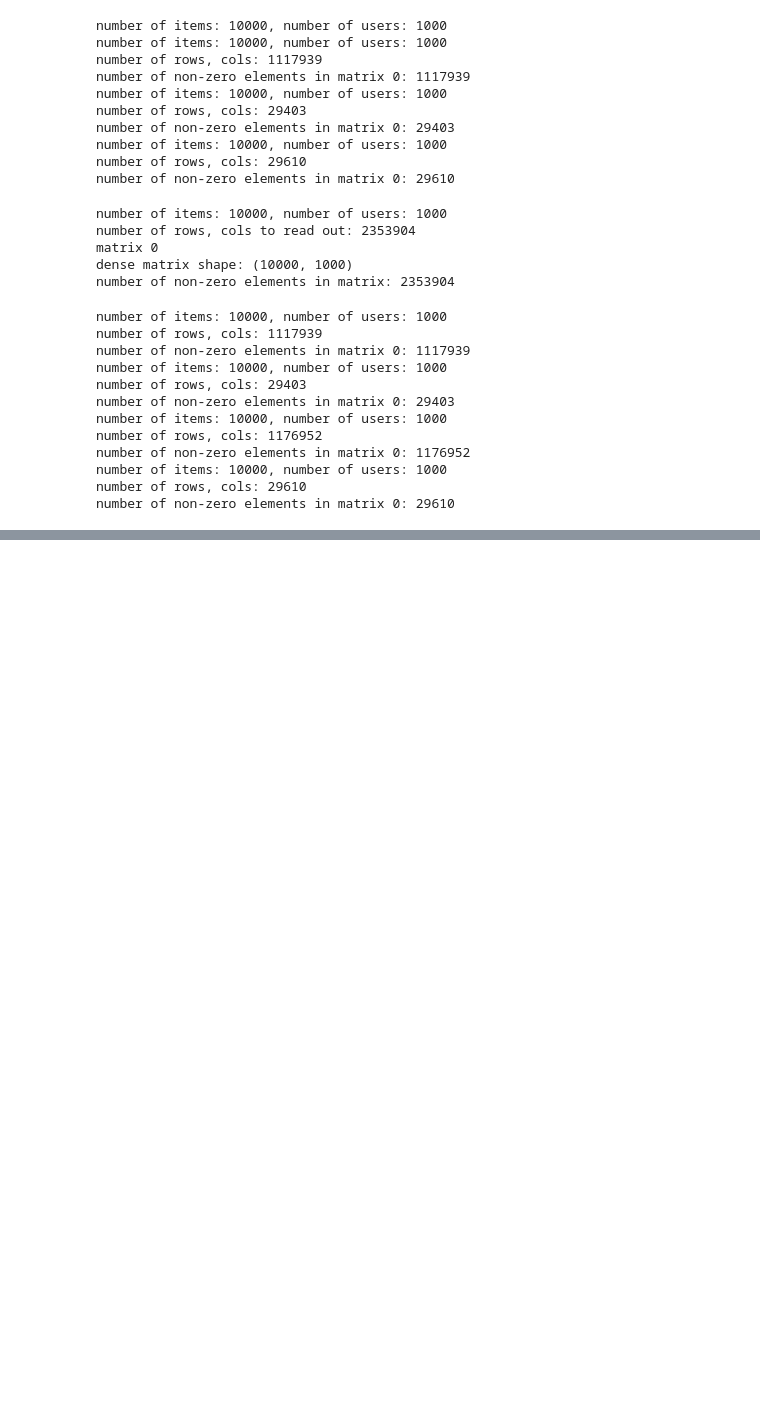
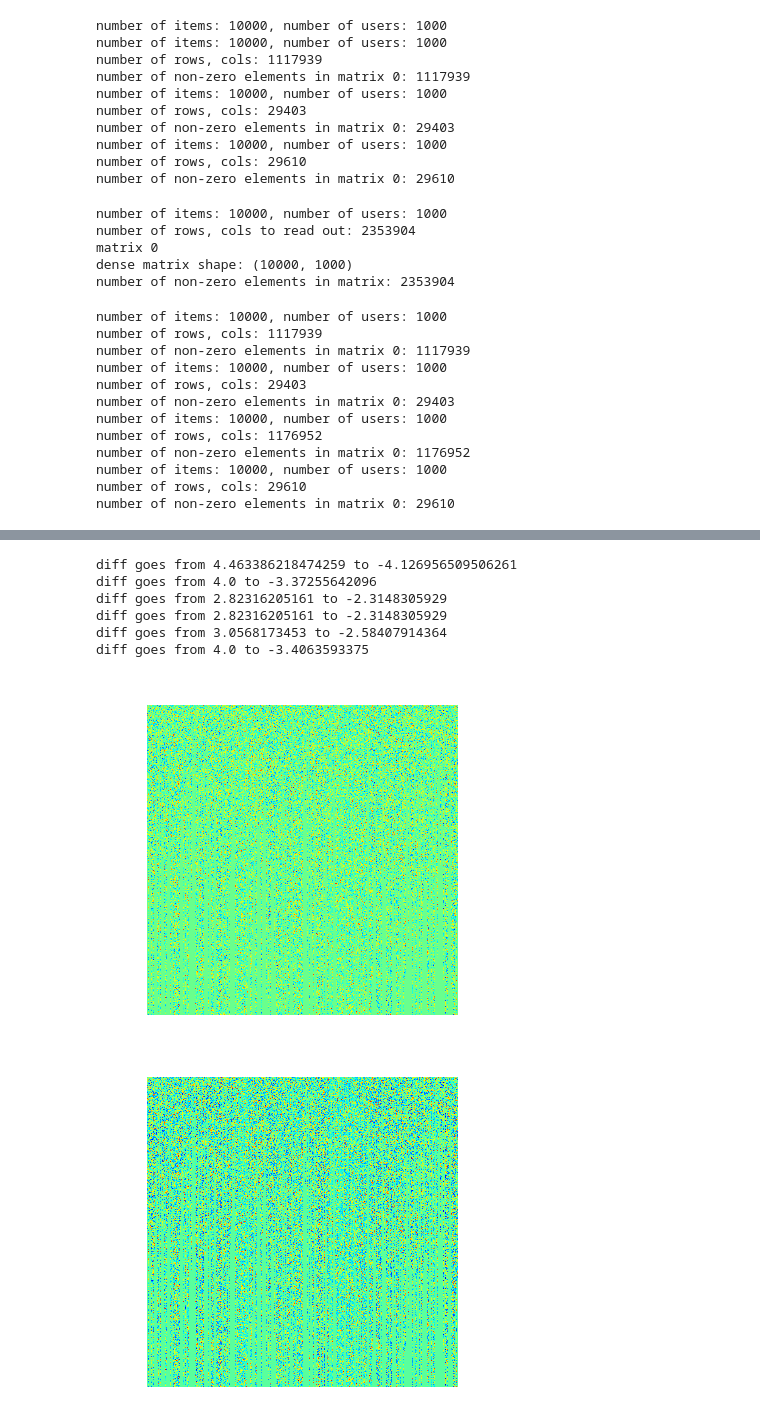
Before and after one commit to MLortki/Machine_Learning_Recommender_Systems, a Jupyter notebook: src/postprocessing.ipynb, the cells around one changed output, grey strips where cells are left out. Cells and saved outputs as stored; diff of their text form; code cells hidden in the pictures; blank space fills up the shorter version.

```diff
--- a/src/postprocessing.ipynb
+++ b/src/postprocessing.ipynb
@@ -112,5 +145,15 @@ for i,matrix_est in enumerate(train_est):
 # %%
+from data_postprocess import matrix_plot
 for i in range(1,len(dense_matrices)):
     diff_matrix = dense_matrices[i]-dense_matrices[0]
     print('diff goes from {} to {}'.format(np.max(diff_matrix),np.min(diff_matrix)))
-    matrix_plot(diff_matrix, '../results/matrix_diff{}.png'.format(i), 1000)
+    matrix_plot(diff_matrix, '../results/Blending/second/matrix_diff{}.png'.format(i), 1000)
+# %% [output]
+diff goes from 4.463386218474259 to -4.126956509506261
+diff goes from 4.0 to -3.37255642096
+diff goes from 2.82316205161 to -2.3148305929
+diff goes from 2.82316205161 to -2.3148305929
+diff goes from 3.0568173453 to -2.58407914364
+diff goes from 4.0 to -3.4063593375
+[figure, added]
+[figure, added]
```
Also changed, not shown: parts of 10 cells of this notebook, 59 other files.
